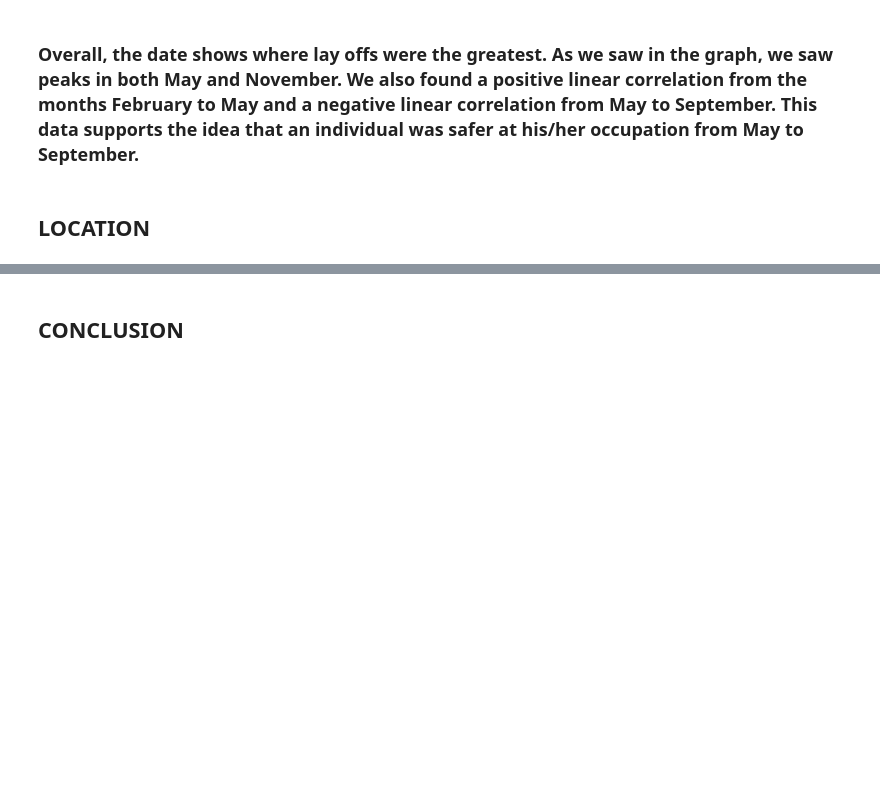
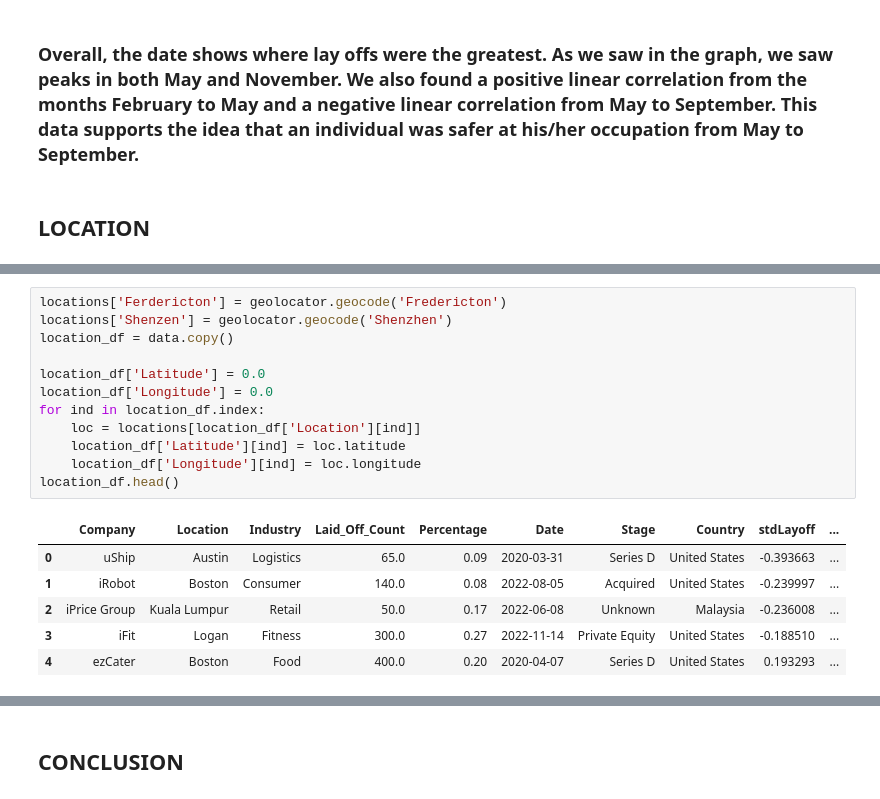
Before and after one commit to Willyang1379/2022-Business-Layoff-Analysis, a Jupyter notebook: 2022 Business Layoff Analysis.ipynb, the cells around one changed output, grey strips where cells are left out. Drawn from its saved outputs; the diff is of its cells as text; blank space fills up the shorter version.

```diff
--- a/2022 Business Layoff Analysis.ipynb
+++ b/2022 Business Layoff Analysis.ipynb
@@ -394,0 +409,19 @@ P-value: 0.021625
+# %%
+locations['Ferdericton'] = geolocator.geocode('Fredericton')
+locations['Shenzen'] = geolocator.geocode('Shenzhen')
+location_df = data.copy()
+
+location_df['Latitude'] = 0.0
+location_df['Longitude'] = 0.0
+for ind in location_df.index:
+    loc = locations[location_df['Location'][ind]]
+    location_df['Latitude'][ind] = loc.latitude
+    location_df['Longitude'][ind] = loc.longitude
+location_df.head()
+# %% [output]
+|  | Company | Location | Industry | Laid_Off_Count | Percentage | Date | Stage | Country | stdLayoff | ... |
+| 0 | uShip | Austin | Logistics | 65.0 | 0.09 | 2020-03-31 | Series D | United States | -0.393663 | ... |
+| 1 | iRobot | Boston | Consumer | 140.0 | 0.08 | 2022-08-05 | Acquired | United States | -0.239997 | ... |
+| 2 | iPrice Group | Kuala Lumpur | Retail | 50.0 | 0.17 | 2022-06-08 | Unknown | Malaysia | -0.236008 | ... |
+| 3 | iFit | Logan | Fitness | 300.0 | 0.27 | 2022-11-14 | Private Equity | United States | -0.188510 | ... |
+| 4 | ezCater | Boston | Food | 400.0 | 0.20 | 2020-04-07 | Series D | United States | 0.193293 | ... |
```
Also changed, not shown: parts of 2 cells of this notebook.
